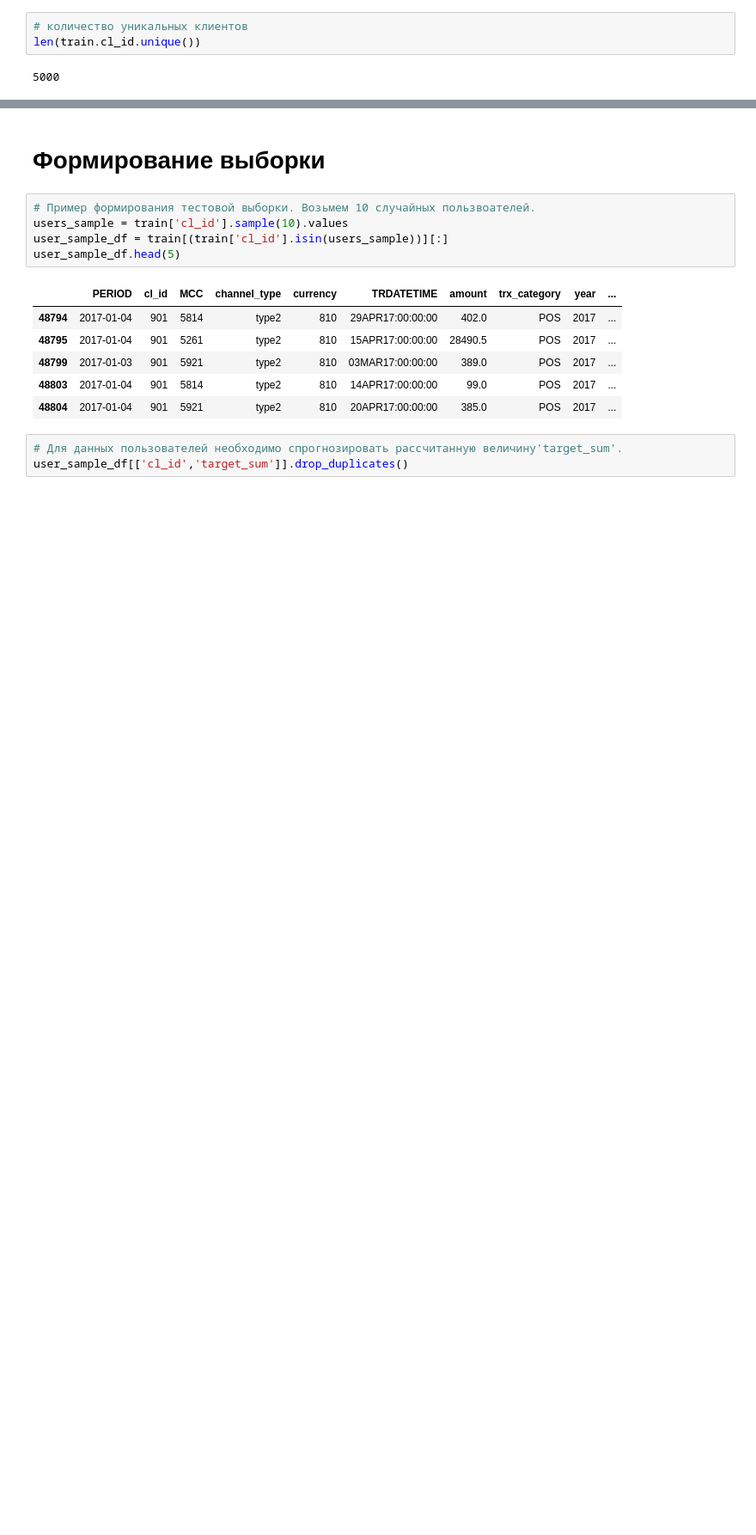
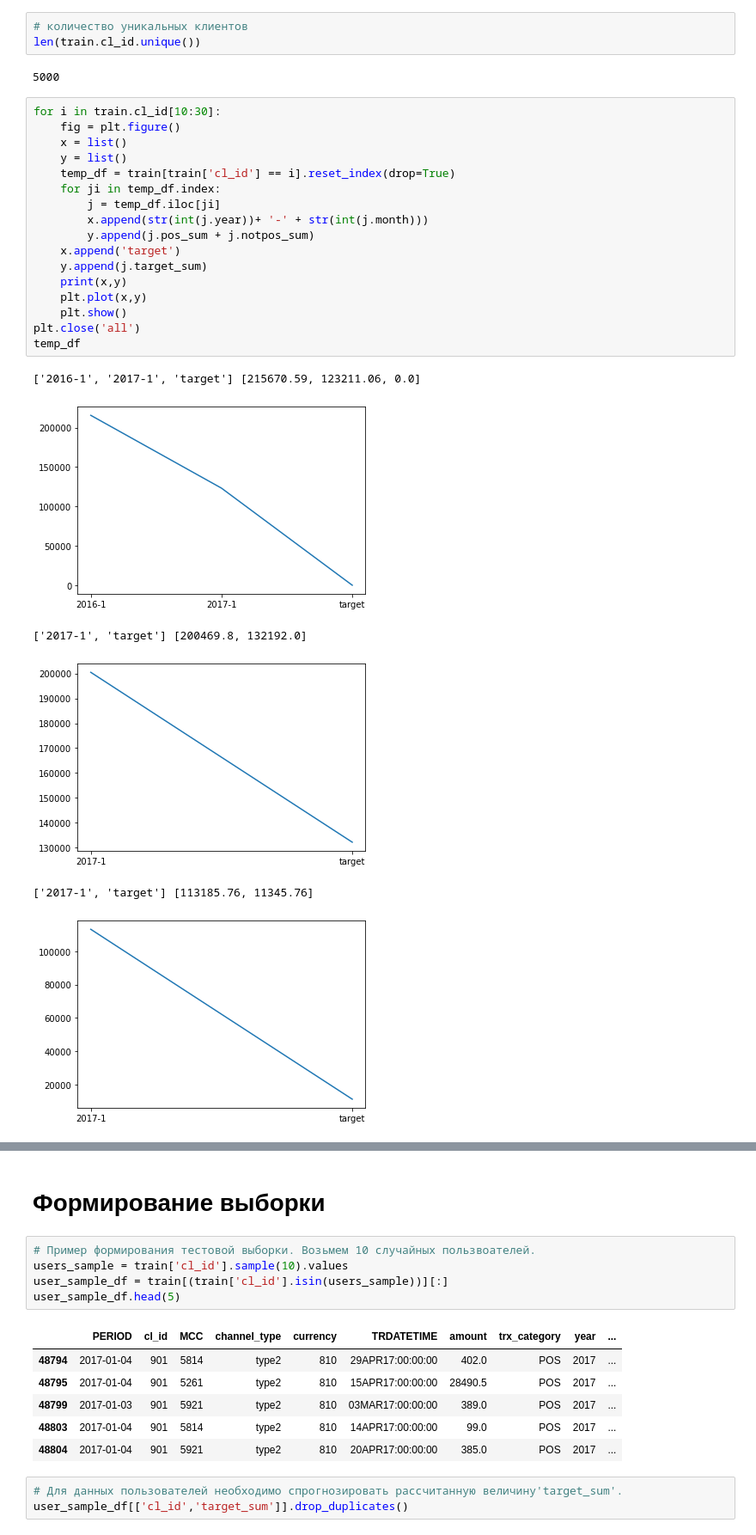
Before and after one commit to Hitriihoma/Machine-learning-course-task, a Jupyter notebook: Zubarev ML.ipynb, the cells around one changed output, grey strips where cells are left out. Shown: that part at 86% size. Drawn from its saved outputs; the diff is of its cells as text; blank space fills up the shorter version.

```diff
--- a/Zubarev ML.ipynb
+++ b/Zubarev ML.ipynb
@@ -141,3 +145,27 @@ train.head()
 len(train.cl_id.unique())
 # %% [output]
 5000
+# %%
+for i in train.cl_id[10:30]:
+    fig = plt.figure()
+    x = list()
+    y = list()
+    temp_df = train[train['cl_id'] == i].reset_index(drop=True)
+    for ji in temp_df.index:
+        j = temp_df.iloc[ji]
+        x.append(str(int(j.year))+ '-' + str(int(j.month)))
+        y.append(j.pos_sum + j.notpos_sum)
+    x.append('target')
+    y.append(j.target_sum)
+    print(x,y)
+    plt.plot(x,y)
+    plt.show()
+plt.close('all')
+temp_df
+# %% [output]
+['2016-1', '2017-1', 'target'] [215670.59, 123211.06, 0.0]
+[figure, added]
+['2017-1', 'target'] [200469.8, 132192.0]
+[figure, added]
+['2017-1', 'target'] [113185.76, 11345.76]
+[figure, added]
```
Also changed, not shown: parts of 6 cells of this notebook.
